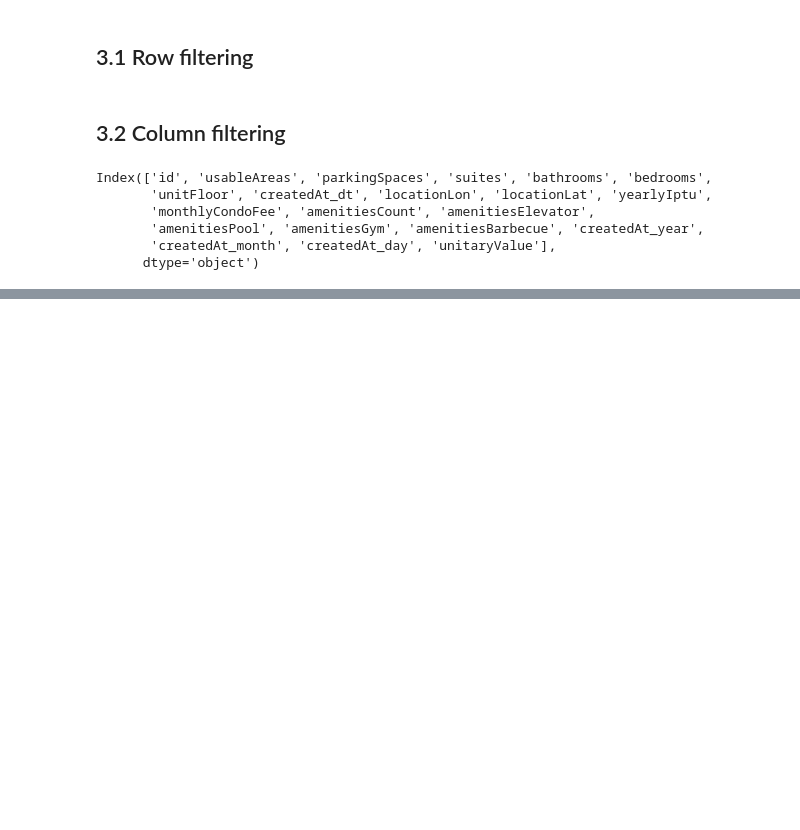
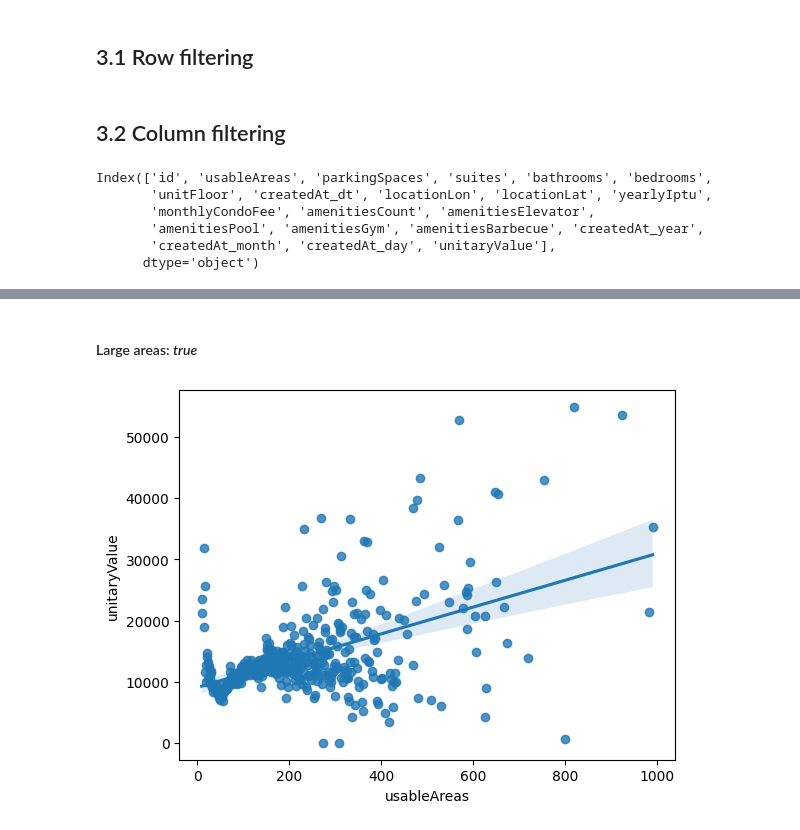
Before and after one commit to gabra7310/properties_db, a Jupyter notebook: notebooks/properties_db_00.ipynb, the cells around one changed output, grey strips where cells are left out. Drawn from its saved outputs; the diff is of its cells as text; code cells hidden in the pictures; blank space fills up the shorter version.

```diff
--- a/notebooks/properties_db_00.ipynb
+++ b/notebooks/properties_db_00.ipynb
@@ -229,0 +300,10 @@ Index(['id', 'usableAreas', 'parkingSpaces', 'suites', 'bathrooms', 'bedrooms',
+# %% [markdown]
+#### Large areas: *true*
+# %%
+aux0 = df4[(df4['usableAreas'] < 1000) & (df4['unitaryValue'] < 60000)]
+
+aux1 = aux0[['usableAreas', 'unitaryValue']].groupby('usableAreas').mean().reset_index()
+
+sns.regplot(x='usableAreas', y='unitaryValue', data=aux1);
+# %% [output]
+[figure, added]
```
Also changed, not shown: parts of 33 cells of this notebook.
